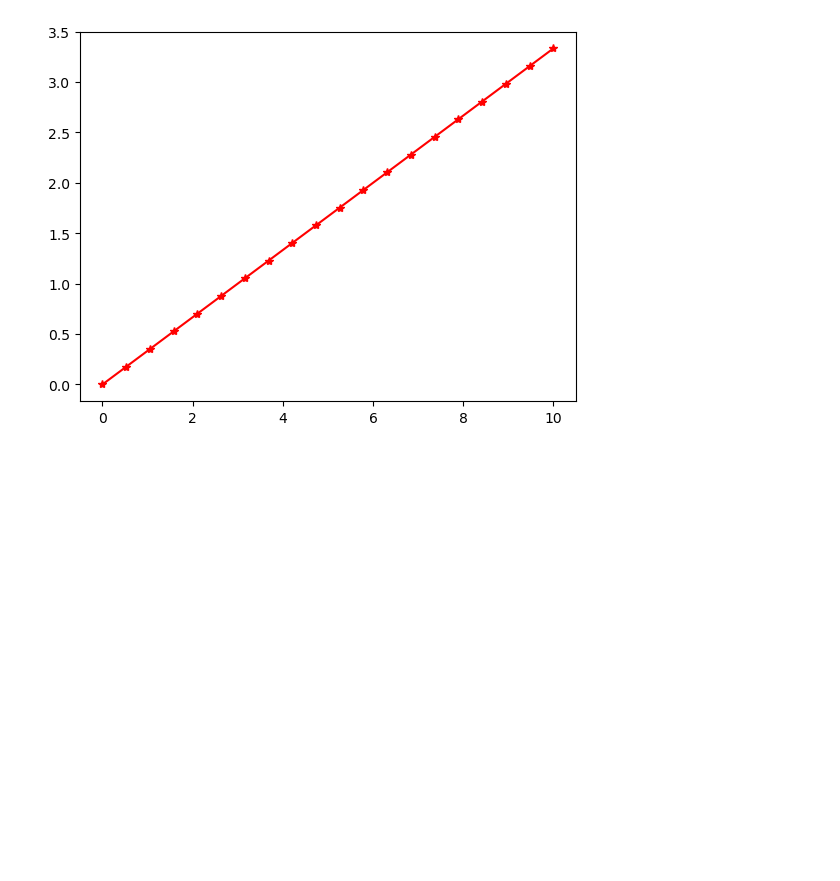
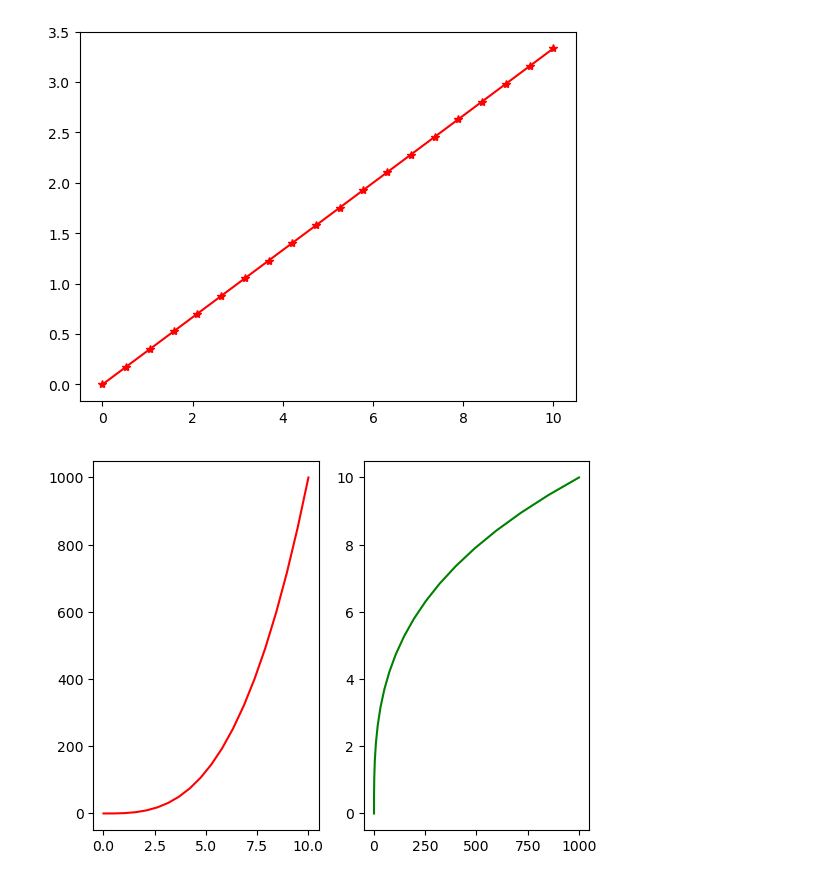
Before and after one commit to fatihsavaskurt/Python-Handbook, a Jupyter notebook: matplotlib.ipynb, the cells around one changed output. Cells and saved outputs as stored; diff of their text form; code cells hidden in the pictures; blank space fills up the shorter version.

```diff
--- a/matplotlib.ipynb
+++ b/matplotlib.ipynb
@@ -62,3 +62,11 @@ plt.plot(numpy_arr1, numpy_arr3, "r*-")
 plt.show()
 # %% [output]
 [figure]
+# %%
+plt.subplot(1,2,1)
+plt.plot(numpy_arr1, numpy_arr2,"r")
+plt.subplot(1,2,2)
+plt.plot(numpy_arr2, numpy_arr1, "g")
+plt.show()
+# %% [output]
+[figure, added]
```
Also changed, not shown: parts of 3 cells of this notebook, 2 other files.
